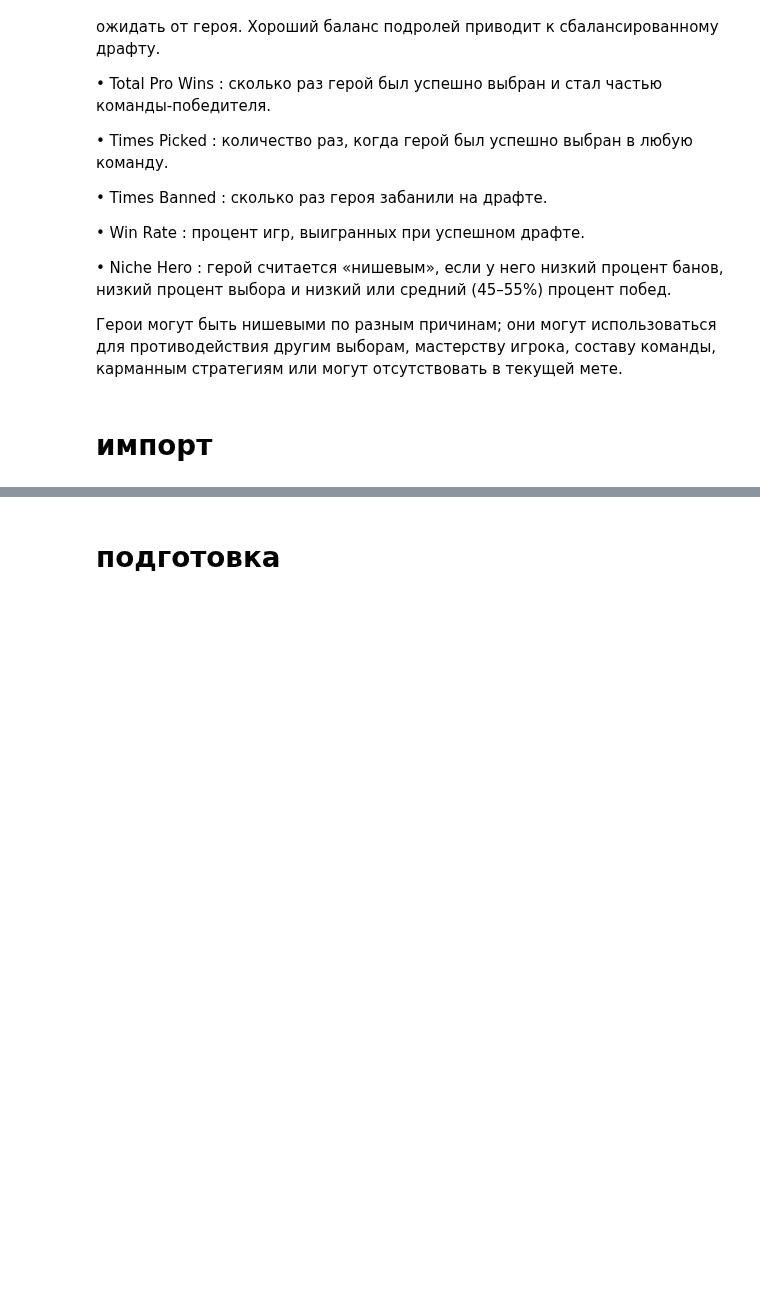
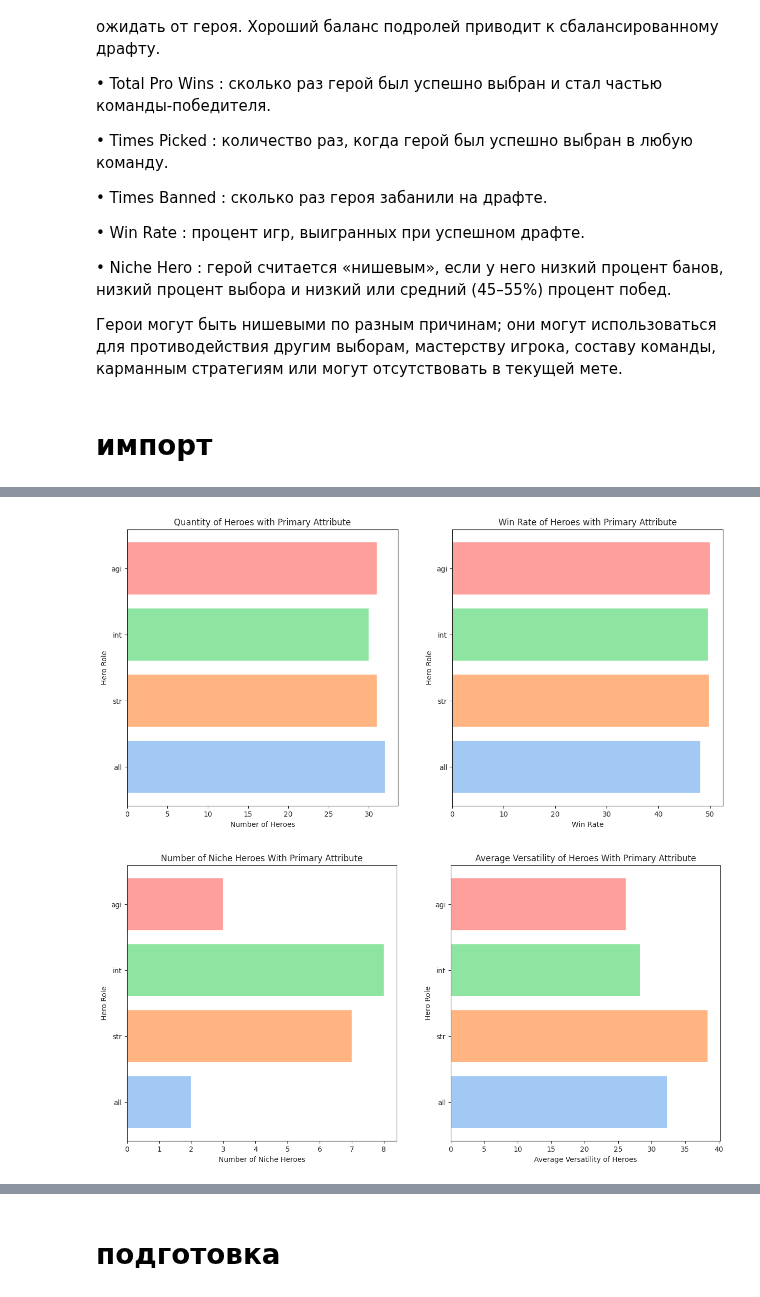
Before and after one commit to vn322/Sport-University, a Jupyter notebook: Dota_2_Competitive_Picks.ipynb, the cells around one changed output, grey strips where cells are left out. Cells and saved outputs as stored; diff of their text form; code cells hidden in the pictures; blank space fills up the shorter version.

```diff
--- a/Dota_2_Competitive_Picks.ipynb
+++ b/Dota_2_Competitive_Picks.ipynb
@@ -79,0 +226,41 @@ from sklearn import metrics
+# %%
+from collections import Counter
+
+attributes = df['Primary Attribute']
+attributes = Counter(attributes)
+
+counts = []
+winrate = []
+niche = []
+verst = []
+
+for i in list(attributes.keys()):
+    filt = (df['Primary Attribute'] == i)
+    winrate.append(df[filt]['Win Rate'].mean())
+    niche.append(df[filt]['Niche Hero?'].sum())
+    verst.append(df[filt]['Versatility'].mean())
+    counts.append(attributes[i])
+
+fig, ax = plt.subplots(1, 2, figsize = (15, 7))
+ax[0].barh(list(attributes.keys()), counts, color = colors)
+ax[0].set_ylabel('Hero Role')
+ax[0].set_xlabel('Number of Heroes')
+ax[0].set_title('Quantity of Heroes with Primary Attribute')
+ax[1].barh(list(attributes.keys()), winrate, color = colors)
+ax[1].set_ylabel('Hero Role')
+ax[1].set_xlabel('Win Rate')
+ax[1].set_title('Win Rate of Heroes with Primary Attribute')
+
+fig, ax = plt.subplots(1, 2, figsize = (15, 7))
+ax[0].barh(list(attributes.keys()), niche, color = colors)
+ax[0].set_ylabel('Hero Role')
+ax[0].set_xlabel('Number of Niche Heroes')
+ax[0].set_title('Number of Niche Heroes With Primary Attribute')
+ax[1].barh(list(attributes.keys()), verst, color = colors)
+ax[1].set_ylabel('Hero Role')
+ax[1].set_xlabel('Average Versatility of Heroes')
+ax[1].set_title('Average Versatility of Heroes With Primary Attribute')
+plt.show()
+# %% [output]
+[figure, added]
+[figure, added]
```
Also changed, not shown: parts of 46 cells of this notebook.
